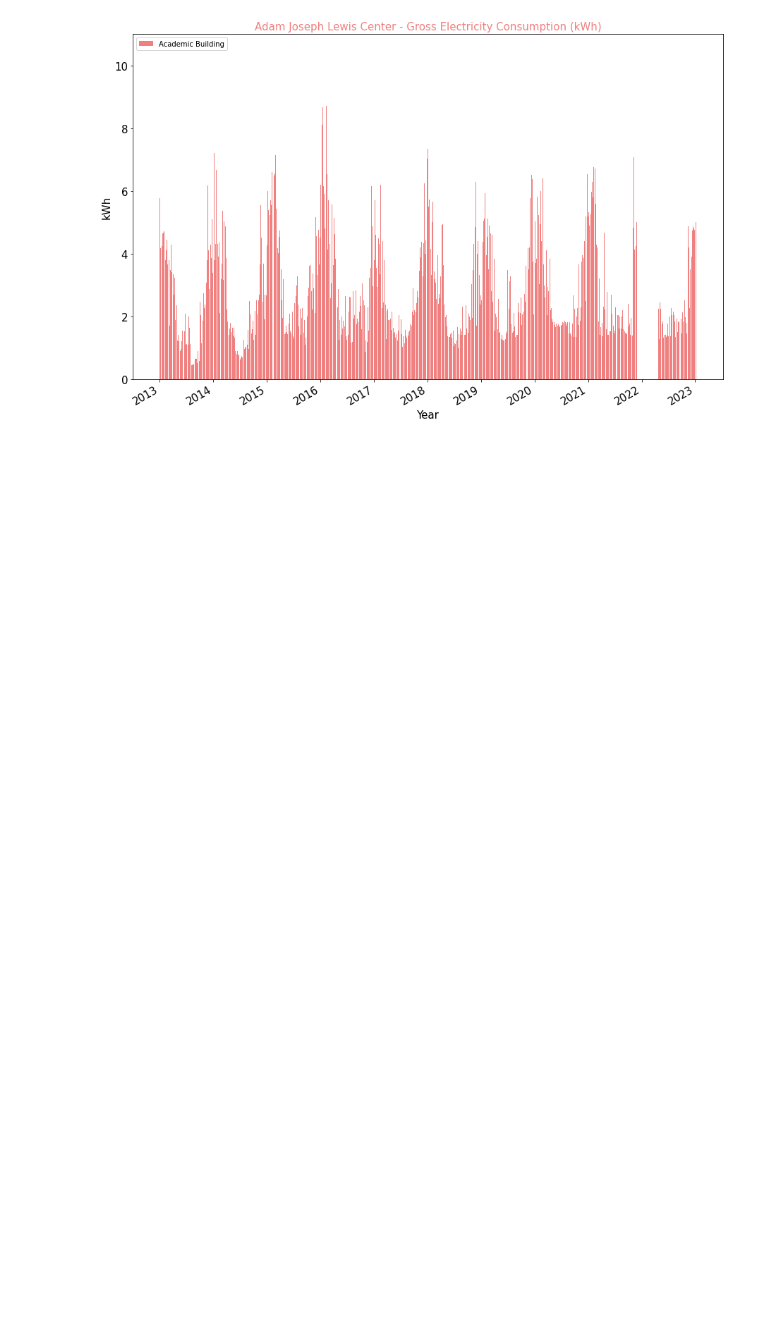
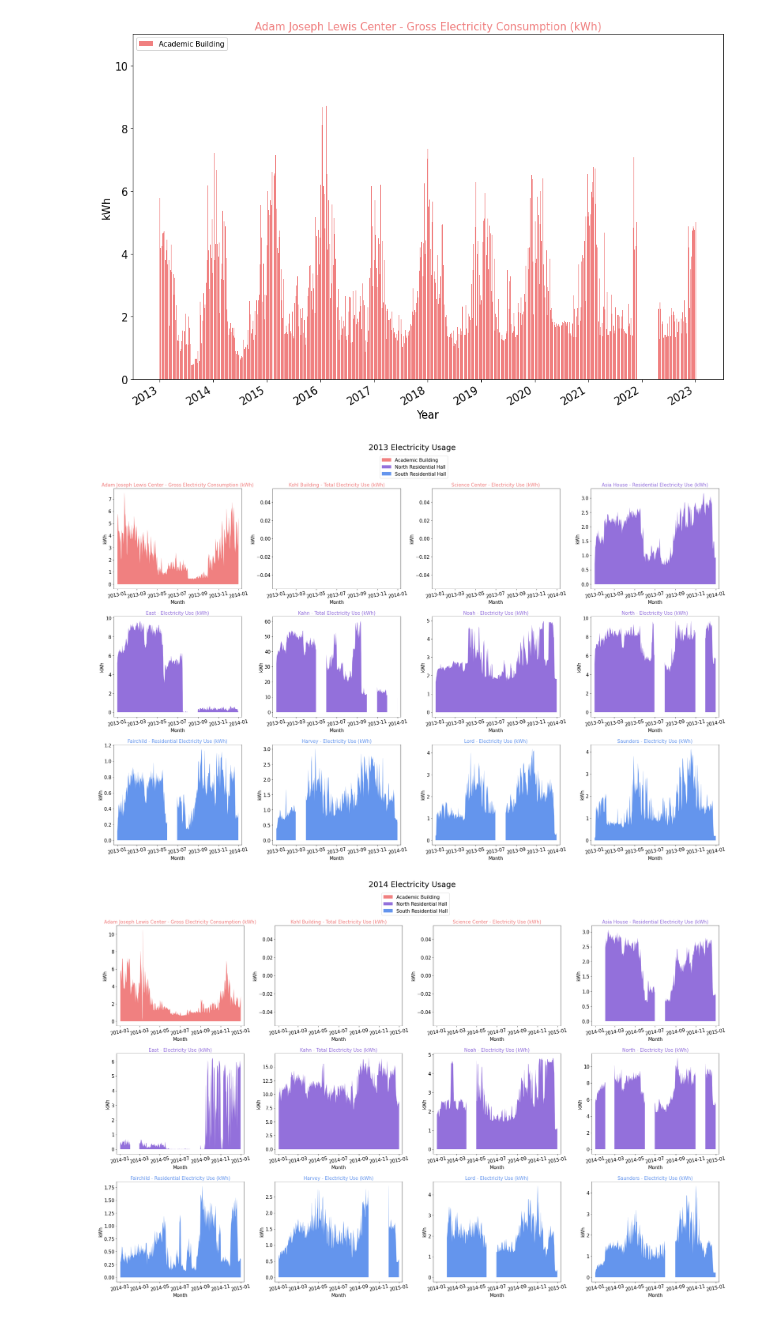
Before and after one commit to quannguyen02/Energy_Usage_and_Prediction, a Jupyter notebook: MakePlots.ipynb, the cells around one changed output. Drawn from its saved outputs; the diff is of its cells as text; code cells hidden in the pictures; blank space fills up the shorter version.

Commit message:
progress for app.py more graphs by year

```diff
--- a/MakePlots.ipynb
+++ b/MakePlots.ipynb
@@ -251,3 +237,45 @@ for col_num in range(len(test_data.columns)):
 plot_by_dorm(ordered_data[ordered_data.columns[0]], 0)
 # %% [output]
 [figure]
+# %%
+# Plot by year
+def plot_by_year2(year, data, fontsize = 15, margin = 10, labelrotation=10):
+    year_data = data[data.index.year == year]
+
+    col_num=0
+    fig, ax = plt.subplots(nrows=3, ncols=4, figsize=(30, 20))
+    fig.suptitle(str(year) +" Electricity Usage", fontsize = fontsize + 10)
+
+
+
+    categories = {}
+
+    for row in ax:
+        for col in row:
+            set_label, set_color = setCategories(col_num)
+            col.plot(year_data.index, year_data[year_data.columns[col_num]], color=set_color, linewidth= 0.1)
+            label = col.fill_between(year_data.index, year_data[year_data.columns[col_num]], 0, label = set_label, color = set_color, linewidth= 0.05)
+
+            if set_label not in categories:
+                categories[set_label] = label
+
+            col.set_xlabel("Month", fontsize=fontsize)
+            col.set_ylabel("kWh", fontsize=fontsize)
+            col.set_xlim([datetime.date(year-1, 12, 31-margin), datetime.date(year+1, 1, margin)]) #CHANGE
+            col.set_title(year_data.columns[col_num], fontsize=fontsize, color=setColor(col_num))
+            col.xaxis.set_major_formatter(DateFormatter("%Y-%m"))
+            col.tick_params(axis='x', labelsize=fontsize, labelrotation = labelrotation)
+            col.tick_params(axis='y', labelsize=fontsize)
+            col_num+=1
+
+    plt.tight_layout(pad=6.5, w_pad=0.5, h_pad=2)
+
+    plt.legend(handles=categories.values(), bbox_to_anchor=[-1.1, 3.9], fontsize=fontsize)
+    plt.savefig(f"./Graphs/Year2/{year}_Electrical.png")
+
+    # Plot from 2013 to 2023
+for year in range(2013, 2023):
+    plot_by_year2(year, ordered_data)
+# %% [output]
+[figure, added]
+[figure, added]
```
Also changed, not shown: parts of 2 cells of this notebook, 21 other files.
